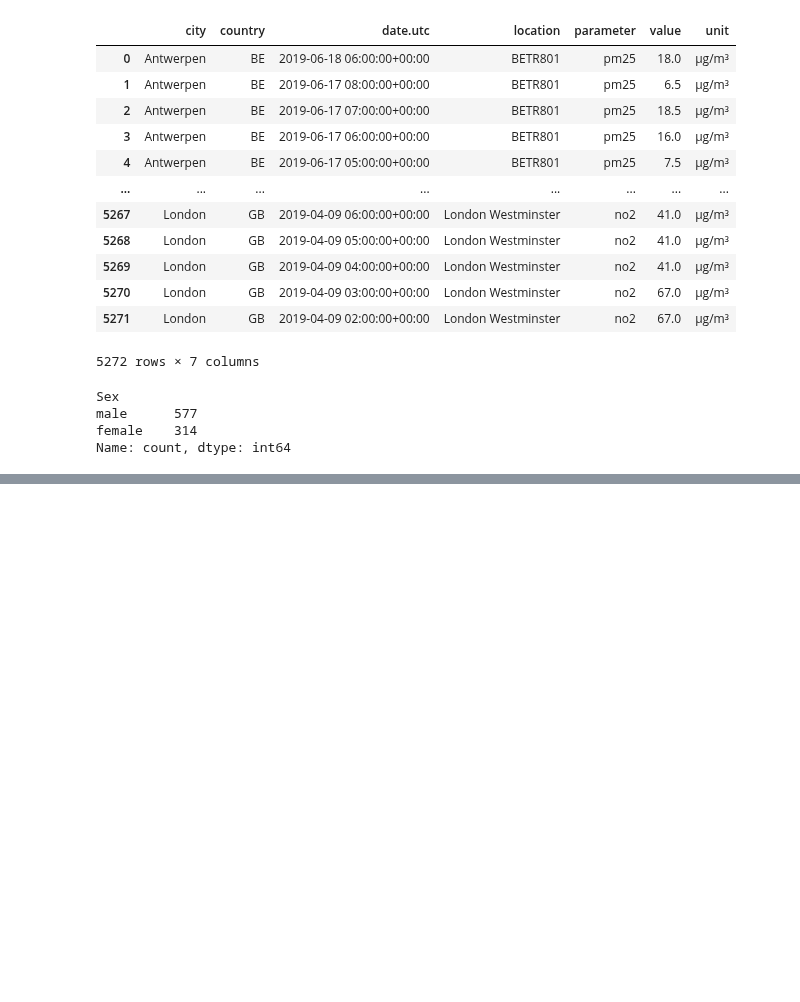
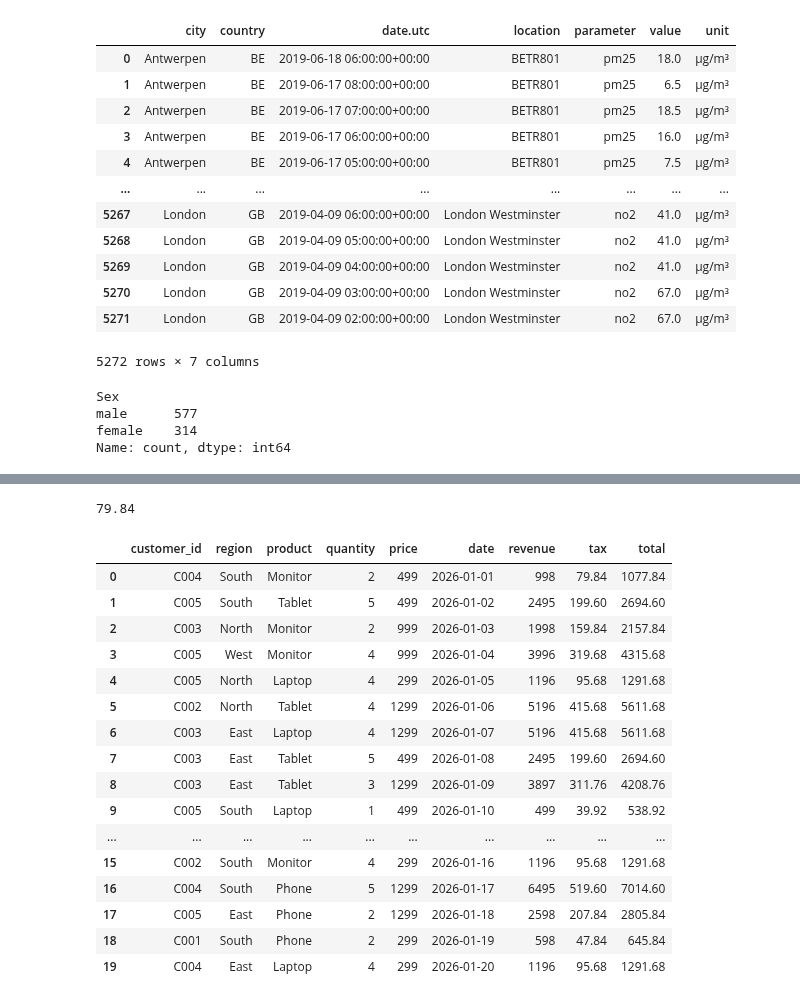
Before and after one commit to donwany/python-intro-v2, a Jupyter notebook: lesson10/o1_pandas_intro.ipynb, the cells around one changed output, grey strips where cells are left out. Saved outputs shown, nothing was run; the diff lists cells and outputs as text; code cells hidden in the pictures; blank space fills up the shorter version.

```diff
--- a/lesson10/o1_pandas_intro.ipynb
+++ b/lesson10/o1_pandas_intro.ipynb
@@ -689,0 +1009,26 @@ Name: count, dtype: int64
+# %%
+tax = lambda x: x * 0.08
+tax(998)
+# %% [output]
+79.84
+# %%
+df["total"] = df["revenue"] + df["tax"]
+df
+# %% [output]
+|  | customer_id | region | product | quantity | price | date | revenue | tax | total |
+| 0 | C004 | South | Monitor | 2 | 499 | 2026-01-01 | 998 | 79.84 | 1077.84 |
+| 1 | C005 | South | Tablet | 5 | 499 | 2026-01-02 | 2495 | 199.60 | 2694.60 |
+| 2 | C003 | North | Monitor | 2 | 999 | 2026-01-03 | 1998 | 159.84 | 2157.84 |
+| 3 | C005 | West | Monitor | 4 | 999 | 2026-01-04 | 3996 | 319.68 | 4315.68 |
+| 4 | C005 | North | Laptop | 4 | 299 | 2026-01-05 | 1196 | 95.68 | 1291.68 |
+| 5 | C002 | North | Tablet | 4 | 1299 | 2026-01-06 | 5196 | 415.68 | 5611.68 |
+| 6 | C003 | East | Laptop | 4 | 1299 | 2026-01-07 | 5196 | 415.68 | 5611.68 |
+| 7 | C003 | East | Tablet | 5 | 499 | 2026-01-08 | 2495 | 199.60 | 2694.60 |
+| 8 | C003 | East | Tablet | 3 | 1299 | 2026-01-09 | 3897 | 311.76 | 4208.76 |
+| 9 | C005 | South | Laptop | 1 | 499 | 2026-01-10 | 499 | 39.92 | 538.92 |
+| ... | ... | ... | ... | ... | ... | ... | ... | ... | ... |
+| 15 | C002 | South | Monitor | 4 | 299 | 2026-01-16 | 1196 | 95.68 | 1291.68 |
+| 16 | C004 | South | Phone | 5 | 1299 | 2026-01-17 | 6495 | 519.60 | 7014.60 |
+| 17 | C005 | East | Phone | 2 | 1299 | 2026-01-18 | 2598 | 207.84 | 2805.84 |
+| 18 | C001 | South | Phone | 2 | 299 | 2026-01-19 | 598 | 47.84 | 645.84 |
+| 19 | C004 | East | Laptop | 4 | 299 | 2026-01-20 | 1196 | 95.68 | 1291.68 |
```
Also changed, not shown: parts of 32 cells of this notebook, 2 other files.
